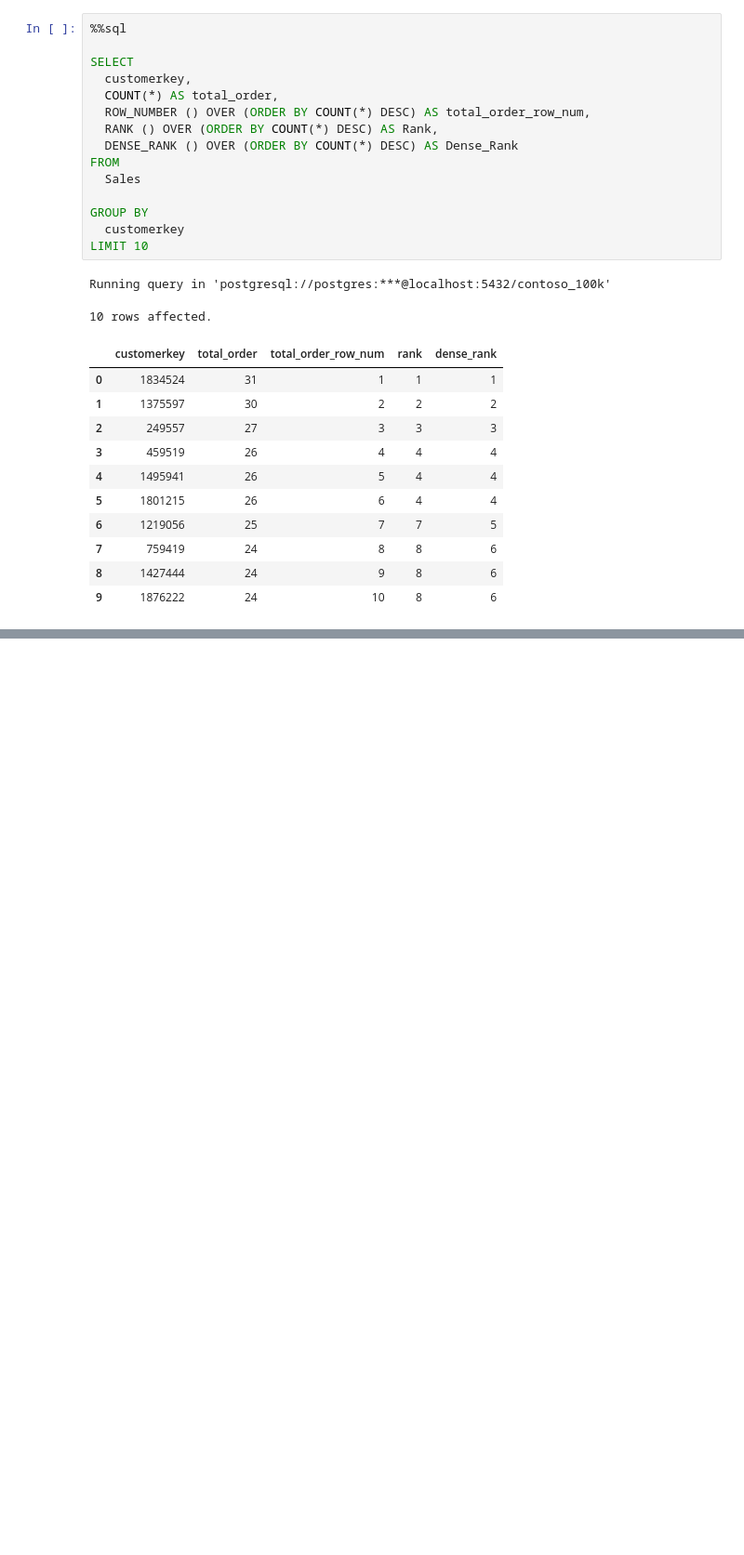
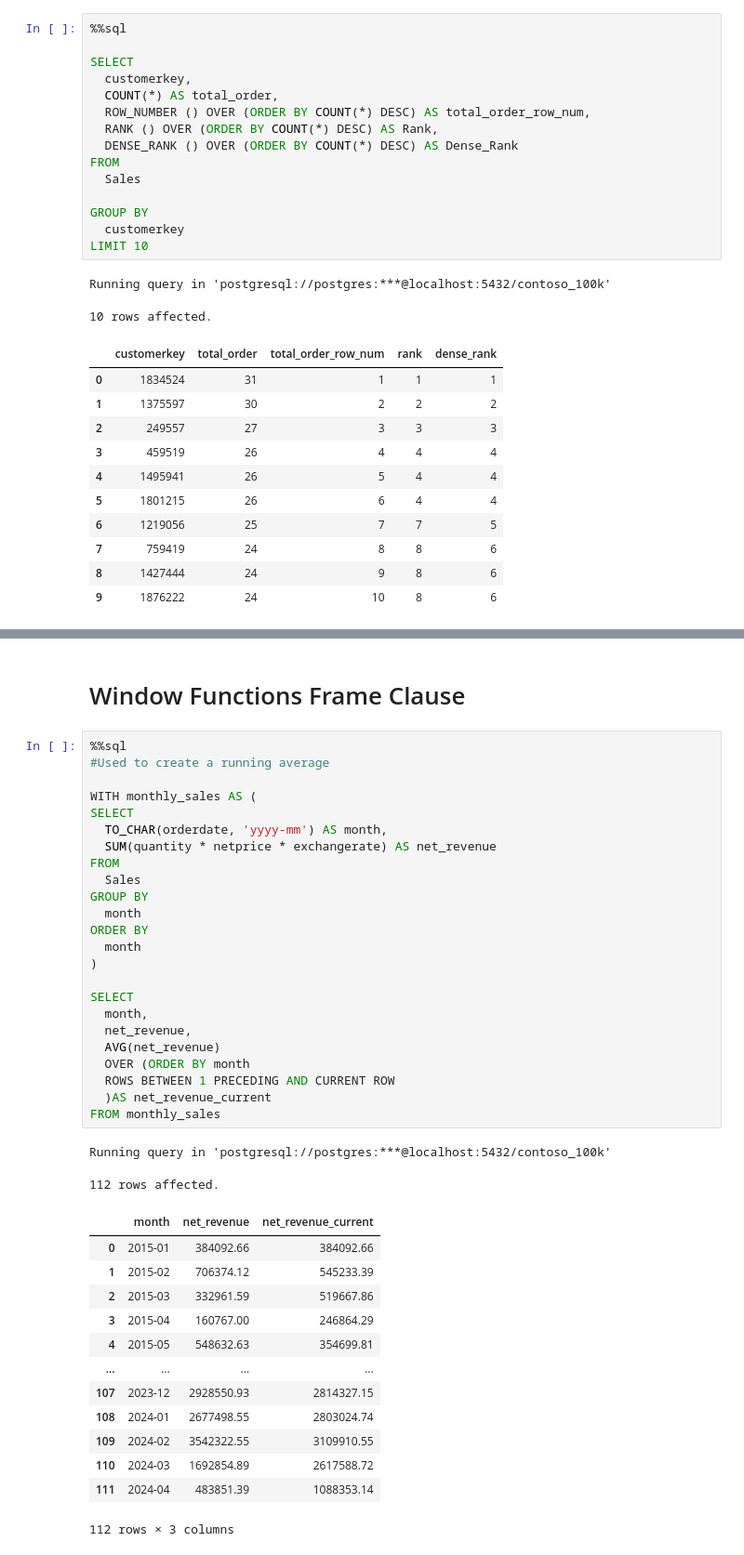
Before and after one commit to Matt1220/SQL_VScode_Project, a Jupyter notebook: Resources/Blank_SQL_Notebook.ipynb, the cells around one changed output, grey strips where cells are left out. Shown at 93% size. Cells and saved outputs as stored; diff of their text form; blank space fills up the shorter version.

```diff
--- a/Resources/Blank_SQL_Notebook.ipynb
+++ b/Resources/Blank_SQL_Notebook.ipynb
@@ -983,0 +1071,42 @@ Running query in 'postgresql://postgres:***@localhost:5432/contoso_100k'
+# %% [markdown]
+# Window Functions Frame Clause
+# %%
+%%sql
+#Used to create a running average
+
+WITH monthly_sales AS (
+SELECT
+  TO_CHAR(orderdate, 'yyyy-mm') AS month,
+  SUM(quantity * netprice * exchangerate) AS net_revenue
+FROM
+  Sales
+GROUP BY
+  month
+ORDER BY
+  month
+)
+
+SELECT
+  month,
+  net_revenue,
+  AVG(net_revenue)
+  OVER (ORDER BY month
+  ROWS BETWEEN 1 PRECEDING AND CURRENT ROW
+  )AS net_revenue_current
+FROM monthly_sales
+# %% [output]
+Running query in 'postgresql://postgres:***@localhost:5432/contoso_100k'
+112 rows affected.
+|  | month | net_revenue | net_revenue_current |
+| 0 | 2015-01 | 384092.66 | 384092.66 |
+| 1 | 2015-02 | 706374.12 | 545233.39 |
+| 2 | 2015-03 | 332961.59 | 519667.86 |
+| 3 | 2015-04 | 160767.00 | 246864.29 |
+| 4 | 2015-05 | 548632.63 | 354699.81 |
+| ... | ... | ... | ... |
+| 107 | 2023-12 | 2928550.93 | 2814327.15 |
+| 108 | 2024-01 | 2677498.55 | 2803024.74 |
+| 109 | 2024-02 | 3542322.55 | 3109910.55 |
+| 110 | 2024-03 | 1692854.89 | 2617588.72 |
+| 111 | 2024-04 | 483851.39 | 1088353.14 |
+112 rows × 3 columns
```
Also changed, not shown: parts of 7 cells of this notebook.
